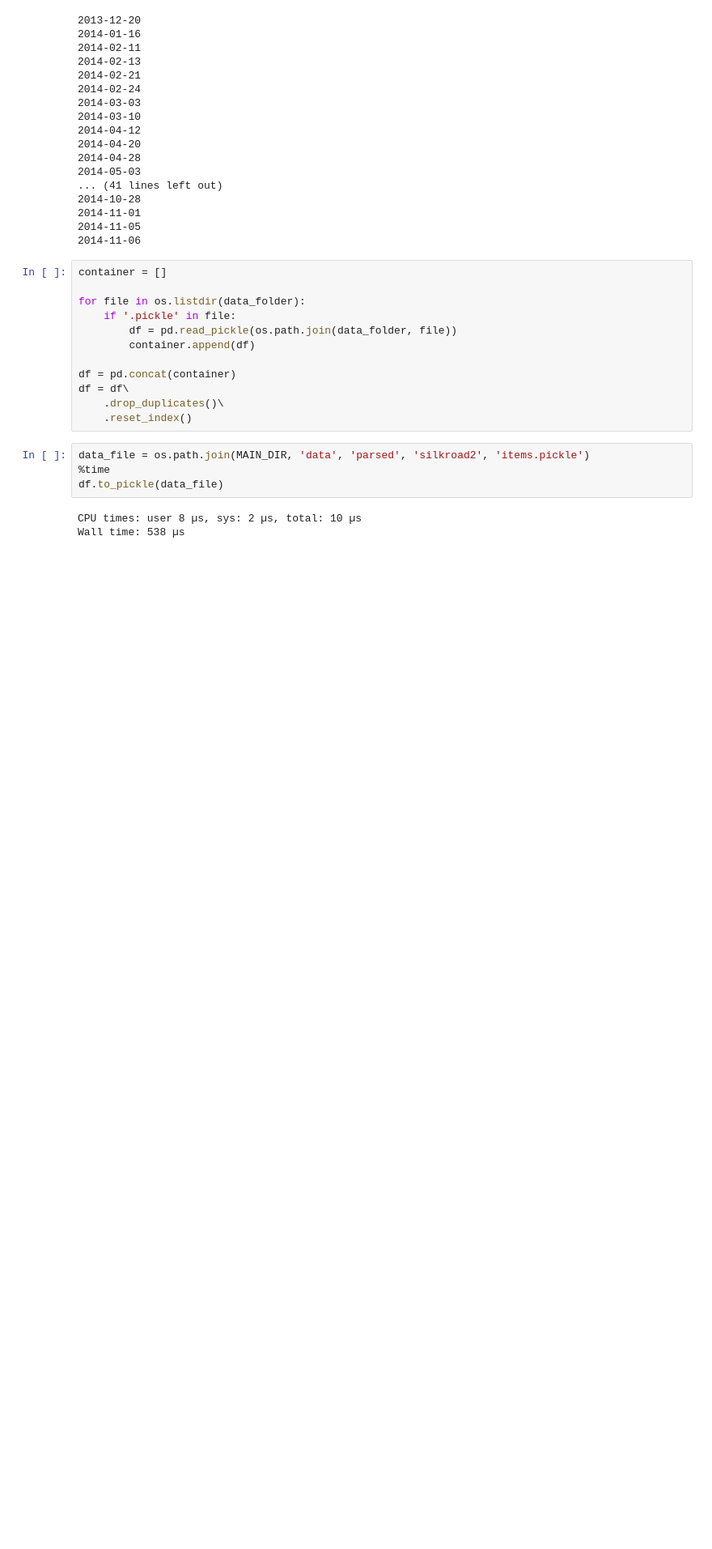
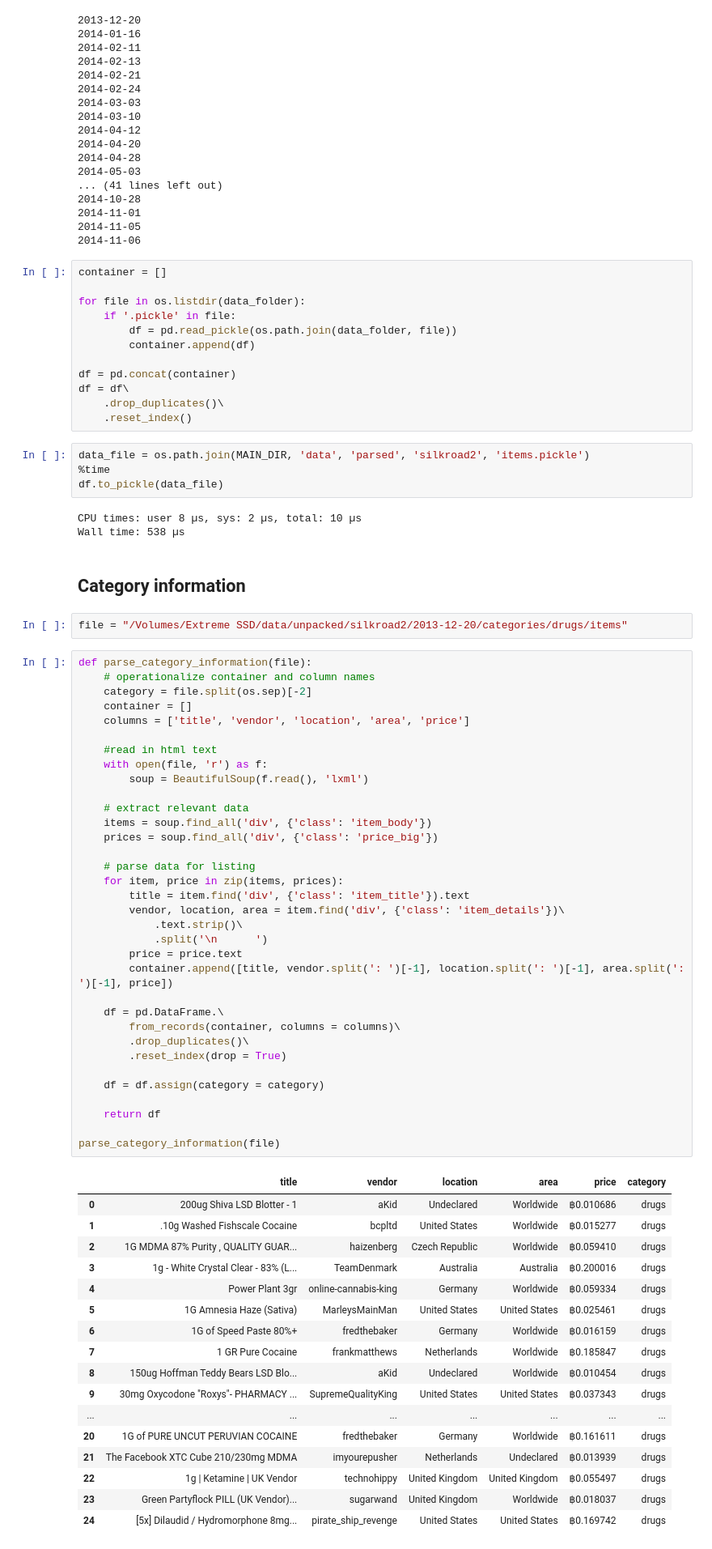
Before and after one commit to jossl95/ARF, a Jupyter notebook: Parser.ipynb, the cells around one changed output. Shown: that part at 81% size. Cells and saved outputs as stored; diff of their text form; blank space fills up the shorter version.

```diff
--- a/Parser.ipynb
+++ b/Parser.ipynb
@@ -465,3 +464,59 @@ df.to_pickle(data_file)
 # %% [output]
 CPU times: user 8 µs, sys: 2 µs, total: 10 µs
 Wall time: 538 µs
+# %% [markdown]
+## Category information
+# %%
+file = "/Volumes/Extreme SSD/data/unpacked/silkroad2/2013-12-20/categories/drugs/items"
+# %%
+def parse_category_information(file):
+    # operationalize container and column names
+    category = file.split(os.sep)[-2]
+    container = []
+    columns = ['title', 'vendor', 'location', 'area', 'price']
+
+    #read in html text
+    with open(file, 'r') as f:
+        soup = BeautifulSoup(f.read(), 'lxml')
+
+    # extract relevant data
+    items = soup.find_all('div', {'class': 'item_body'})
+    prices = soup.find_all('div', {'class': 'price_big'})
+
+    # parse data for listing
+    for item, price in zip(items, prices):
+        title = item.find('div', {'class': 'item_title'}).text
+        vendor, location, area = item.find('div', {'class': 'item_details'})\
+            .text.strip()\
+            .split('\n      ')
+        price = price.text
+        container.append([title, vendor.split(': ')[-1], location.split(': ')[-1], area.split(': ')[-1], price])
+
+    df = pd.DataFrame.\
+        from_records(container, columns = columns)\
+        .drop_duplicates()\
+        .reset_index(drop = True)
+
+    df = df.assign(category = category)
+
+    return df
+
+parse_category_information(file)
+# %% [output]
+|  | title | vendor | location | area | price | category |
+| 0 | 200ug Shiva LSD Blotter - 1 | aKid | Undeclared | Worldwide | ฿0.010686 | drugs |
+| 1 | .10g Washed Fishscale Cocaine | bcpltd | United States | Worldwide | ฿0.015277 | drugs |
+| 2 | 1G MDMA 87% Purity , QUALITY GUAR... | haizenberg | Czech Republic | Worldwide | ฿0.059410 | drugs |
+| 3 | 1g - White Crystal Clear - 83% (L... | TeamDenmark | Australia | Australia | ฿0.200016 | drugs |
+| 4 | Power Plant 3gr | online-cannabis-king | Germany | Worldwide | ฿0.059334 | drugs |
+| 5 | 1G Amnesia Haze (Sativa) | MarleysMainMan | United States | United States | ฿0.025461 | drugs |
+| 6 | 1G of Speed Paste 80%+ | fredthebaker | Germany | Worldwide | ฿0.016159 | drugs |
+| 7 | 1 GR Pure Cocaine | frankmatthews | Netherlands | Worldwide | ฿0.185847 | drugs |
+| 8 | 150ug Hoffman Teddy Bears LSD Blo... | aKid | Undeclared | Worldwide | ฿0.010454 | drugs |
+| 9 | 30mg Oxycodone "Roxys"- PHARMACY ... | SupremeQualityKing | United States | United States | ฿0.037343 | drugs |
+| ... | ... | ... | ... | ... | ... | ... |
+| 20 | 1G of PURE UNCUT PERUVIAN COCAINE | fredthebaker | Germany | Worldwide | ฿0.161611 | drugs |
+| 21 | The Facebook XTC Cube 210/230mg MDMA | imyourepusher | Netherlands | Undeclared | ฿0.013939 | drugs |
+| 22 | 1g | Ketamine | UK Vendor | technohippy | United Kingdom | United Kingdom | ฿0.055497 | drugs |
+| 23 | Green Partyflock PILL (UK Vendor)... | sugarwand | United Kingdom | Worldwide | ฿0.018037 | drugs |
+| 24 | [5x] Dilaudid / Hydromorphone 8mg... | pirate_ship_revenge | United States | United States | ฿0.169742 | drugs |
```
Also changed, not shown: parts of 2 cells of this notebook, 1 other file.
